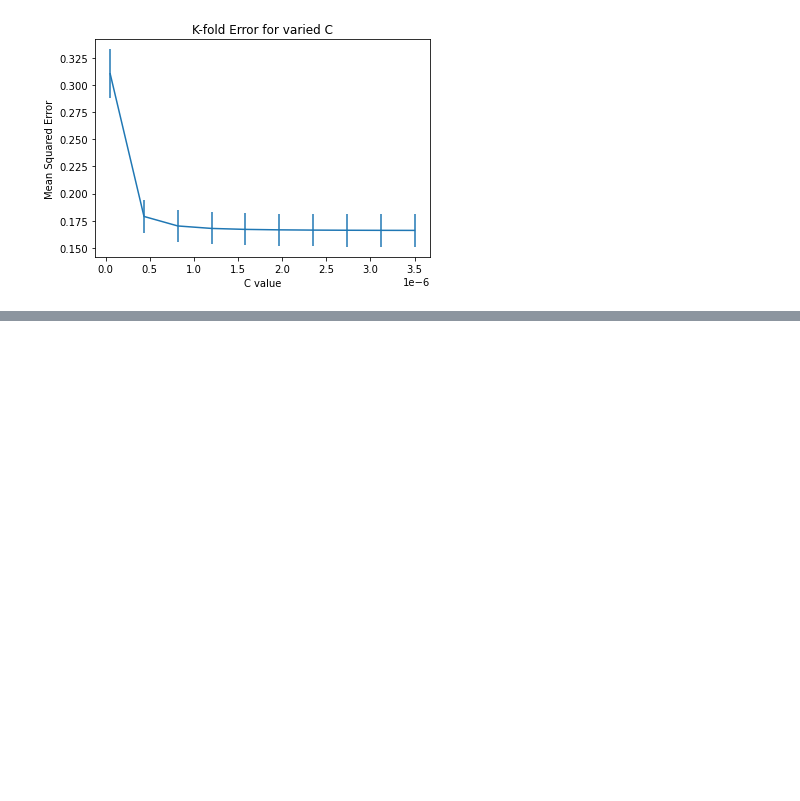
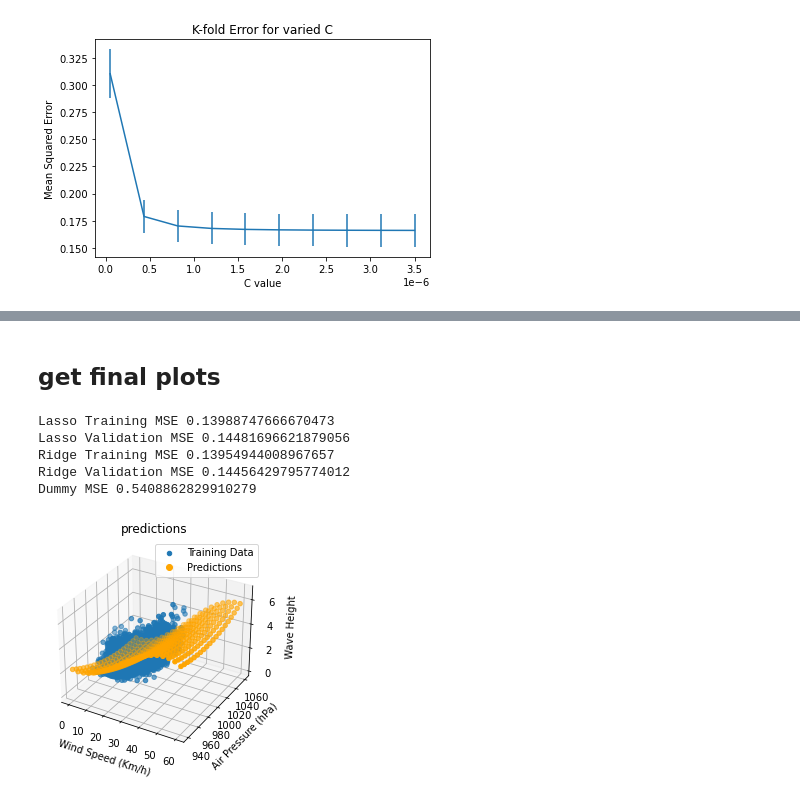
Before and after one commit to daltHub/machine_learning_project, a Jupyter notebook: ridge_and_lasso.ipynb, the cells around one changed output, grey strips where cells are left out. Cells and saved outputs as stored; diff of their text form; code cells hidden in the pictures; blank space fills up the shorter version.

```diff
--- a/ridge_and_lasso.ipynb
+++ b/ridge_and_lasso.ipynb
@@ -113,8 +113,8 @@ ml.Kfold_for_C_ridge(X, Y,np.linspace(0.00000005, 0.0000035,num=10))
 [figure]
 # %%
 C_range = [5e-7] # bug preventing muliple values
-ridge_model = ml.train_ridge_for_C(training_data, Y, C_range)
+ridge_model = ml.train_ridge_for_C(training_data, Y_train, C_range)
 # models[0].predict(test_data)
 predictions = ml.generate_predictions(model_array=models, test_data= test_data)
-misc.plot_predictions(training_data=training_data,target_feature=Y,test_data=test_data, predictions=predictions, t = "predictions")
+misc.plot_predictions(training_data=training_data,target_feature=Y_train,test_data=test_data, predictions=predictions, t = "predictions")
 # %% [output]
@@ -136 +133,32 @@ average loss = 0.5408862829910279
 Dummy MSE 0.5408862829910279
+# %% [markdown]
+## get final plots
+# %%
+## lasso train
+lt = [ml.train_lasso(training_data,Y_train,0.5)]
+lt_preds = ml.generate_predictions(model_array=lt, test_data= training_data)
+## lasso validation
+lv_preds = ml.generate_predictions(model_array=lt, test_data= validation_data)
+## ridge train
+rt = [ml.train_ridge(training_data,Y_train,5e-7)]
+rt_preds = ml.generate_predictions(model_array=rt, test_data= training_data)
+## ridge validation
+rv_preds = ml.generate_predictions(model_array=rt, test_data= validation_data)
+# %%
+print(f"Lasso Training MSE {mtr.calculate_mse(lt_preds[0], Y_train)}")
+print(f"Lasso Validation MSE {mtr.calculate_mse(lv_preds[0], Y_test)}")
+print(f"Ridge Training MSE {mtr.calculate_mse(rt_preds[0], Y_train)}")
+print(f"Ridge Validation MSE {mtr.calculate_mse(rv_preds[0], Y_test)}")
+print(f"Dummy MSE {mtr.calculate_mse(dummy_preds, Y)}")
+# %% [output]
+Lasso Training MSE 0.13988747666670473
+Lasso Validation MSE 0.14481696621879056
+Ridge Training MSE 0.13954944008967657
+Ridge Validation MSE 0.14456429795774012
+Dummy MSE 0.5408862829910279
+# %%
+# Lasso Plot
+preds = ml.generate_predictions(model_array=lt, test_data=test_data )
+misc.plot_predictions(training_data=training_data,target_feature=Y_train,test_data=test_data, predictions=preds, t = "predictions")
+# %% [output]
+[figure, added]
```
Also changed, not shown: parts of 9 cells of this notebook, 4 other files.
